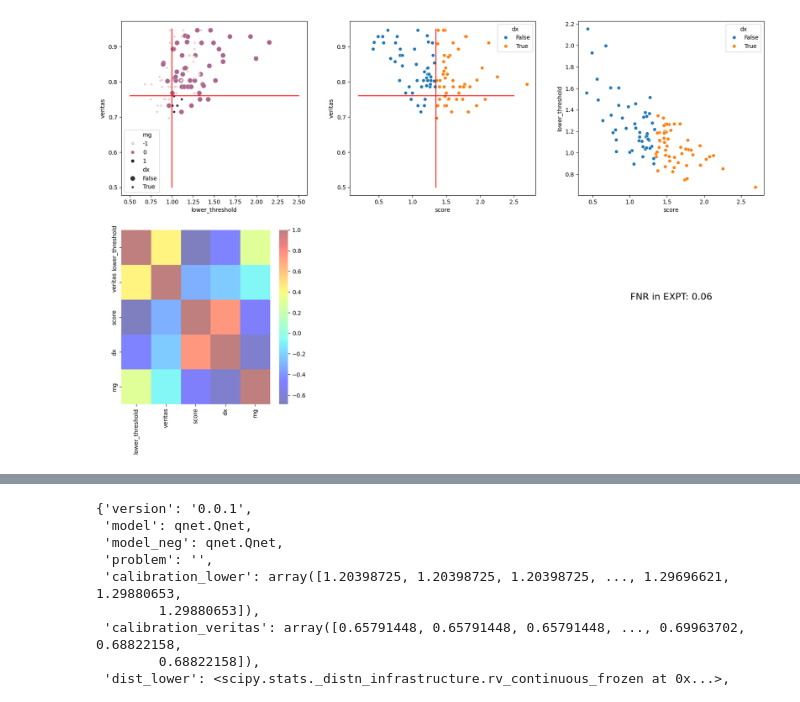
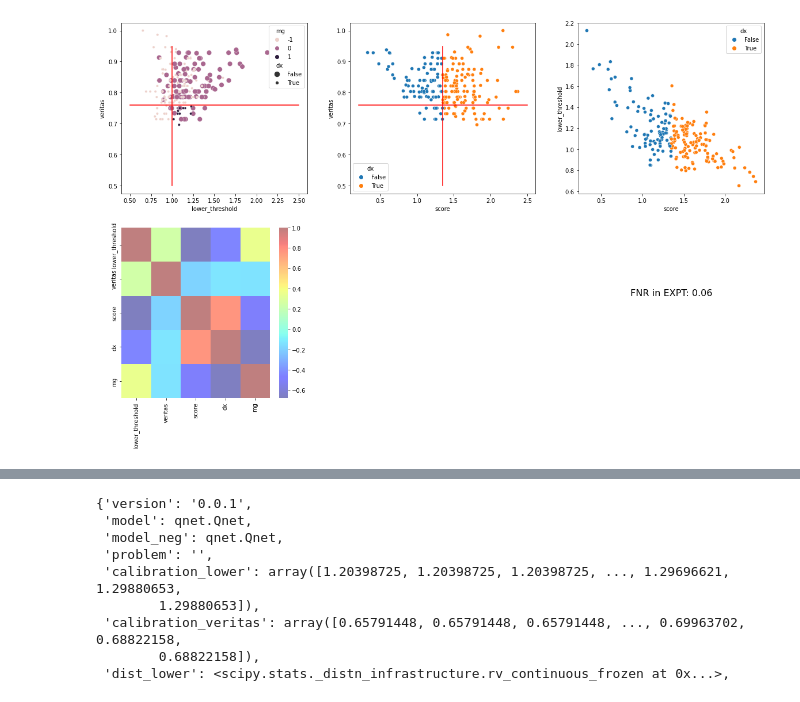
Before and after one commit to zeroknowledgediscovery/truthnet, a Jupyter notebook: truthnet/examples/minAUCcalculation.ipynb, the cells around one changed output, grey strips where cells are left out. Saved outputs shown, nothing was run; the diff lists cells and outputs as text; code cells hidden in the pictures.

```diff
--- a/truthnet/examples/minAUCcalculation.ipynb
+++ b/truthnet/examples/minAUCcalculation.ipynb
@@ -16,11 +18,11 @@ import pandas as pd
 # %%
-resf=pd.read_csv('../../data/res_exp2_model2_screened.csv',index_col=0).T
+resf=pd.read_csv('../../data/res_exp_model2.csv',index_col=0).T
 resf.columns=['lower_threshold','veritas','score']
 d1,wf1=validate(resf,C0=1,C1=0.76,C2=1.35,DX=False,score=True,
          outfile='exptvalid.png',
          validation_type='fnrexpt')
 # %% [output]
-[figure, old version]
+[figure, new version]
 # %%
 resf=pd.read_csv('../../data/res_R20_model2.csv',index_col=0).T
 resf.columns=['lower_threshold','veritas','score']
```
Also changed, not shown: parts of 22 cells of this notebook, 23 other files.
